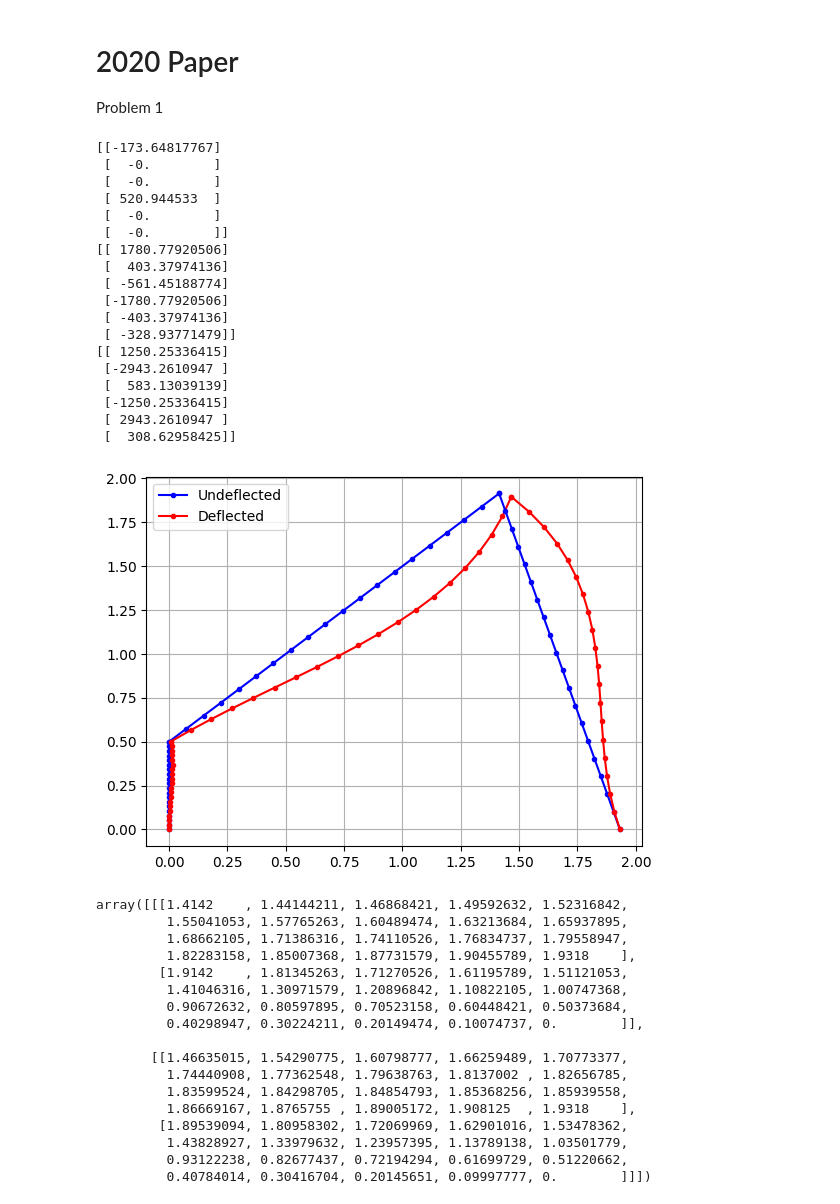
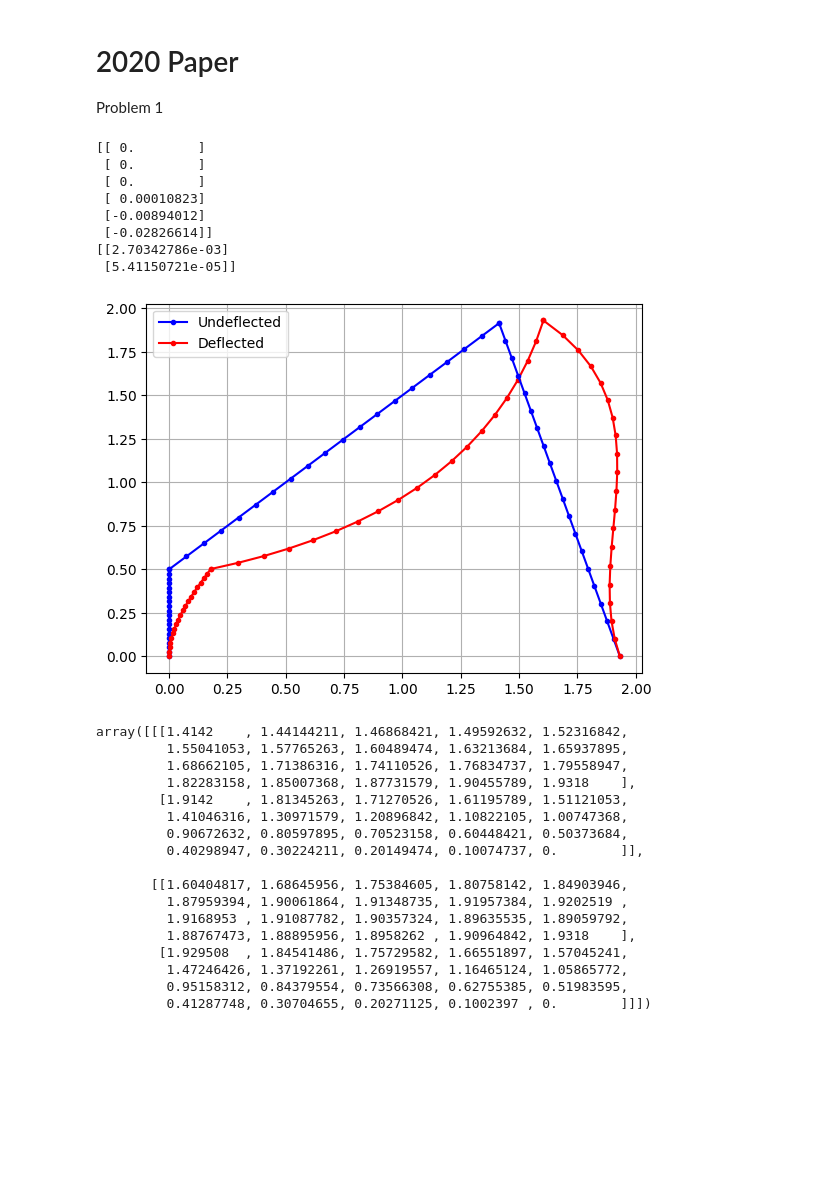
Before and after one commit to danielmcnz/FEA-Tools, a Jupyter notebook: practise_questions.ipynb, the cells around one changed output. Saved outputs shown, nothing was run; the diff lists cells and outputs as text; code cells hidden in the pictures; blank space fills up the shorter version.

Commit message:
fixed bug in UDL,LVL,point load, fixed sign bug in point load

```diff
--- a/practise_questions.ipynb
+++ b/practise_questions.ipynb
@@ -196,9 +208,9 @@ angle_2 = 45
 angle_3 = -75
 
 A_1 = np.array([
-    [1, 0, 0, 0, 0, 0],
-    [0, 1, 0, 0, 0, 0],
-    [0, 0, 1, 0, 0, 0],
+    [0, 0, 0, 1, 0, 0],
+    [0, 0, 0, 0, 1, 0],
+    [0, 0, 0, 0, 0, 1],
     [0, 0, 0, 0, 0, 0],
     [0, 0, 0, 0, 0, 0],
     [0, 0, 0, 0, 0, 0]
@@ -223,57 +235,65 @@ A_3 = np.array([
 ])
 
 
 elements = [
     FrameElement(A_1, E, I, L_1, A, angle_1),
-    FrameElement(A_2, E, I, L_2, A, angle_2, point_load=(1.5, 10, -4e3)),
+    FrameElement(A_2, E, I, L_2, A, angle_2, point_load=(1.5, 10, 4e3, 1, -1)),
     FrameElement(A_3, E, I, L_3, A, angle_3)
 ]
 
 Q = np.array([
     [0],
     [0],
     [0],
     [0],
     [0],
     [0]
 ])
 
 structure = Structure(elements, Q)
 
 structure.solve()
 
-print(structure.elements[1].PL_f_axial)
+# print(structure.elements[1].PL_f_axial)
+# print(structure.elements[1].PL_f_shear)
 
-print(structure.elements[0].global_force)
-print(structure.elements[2].global_force)
+# print(structure.external_force_vector)
+
+# print(structure.q)
+
+# reaction forces
+# print(structure.elements[0].global_force)
+# print(structure.elements[2].global_force)
+
+# print(structure.elements[0].local_force)
+# print(structure.elements[0].strain)
+
+# print(structure.elements[2].local_force)
+# print(structure.elements[2].strain)
+
+print(structure.elements[0].element_deflections)
+
+displacement = structure.elements[0].calculate_deflections(structure.elements[0].L/2)
+print(displacement)
+
 
 nodes = np.array([
-    [[0, 0.5], [0, 0]],
+    [[0, 0], [0, 0.5]],
     [[0, 0.5], [1.4142, 1.4142+0.5]],
     [[1.4142, 1.4142+0.5], [1.4142+0.5176, 0]]
 ])
 
 structure.plot_structure(nodes, 20, 20)
 # %% [output]
-[[-173.64817767]
- [  -0.        ]
- [  -0.        ]
- [ 520.944533  ]
- [  -0.        ]
- [  -0.        ]]
-[[ 1780.77920506]
- [  403.37974136]
- [ -561.45188774]
- [-1780.77920506]
- [ -403.37974136]
- [ -328.93771479]]
-[[ 1250.25336415]
- [-2943.2610947 ]
- [  583.13039139]
- [-1250.25336415]
- [ 2943.2610947 ]
- [  308.62958425]]
+[[ 0.        ]
+ [ 0.        ]
+ [ 0.        ]
+ [ 0.00010823]
+ [-0.00894012]
+ [-0.02826614]]
+[[2.70342786e-03]
+ [5.41150721e-05]]
-[figure, old version]
+[figure, new version]
 array([[[1.4142    , 1.44144211, 1.46868421, 1.49592632, 1.52316842,
          1.55041053, 1.57765263, 1.60489474, 1.63213684, 1.65937895,
          1.68662105, 1.71386316, 1.74110526, 1.76834737, 1.79558947,
@@ -283,11 +303,11 @@ array([[[1.4142    , 1.44144211, 1.46868421, 1.49592632, 1.52316842,
          0.90672632, 0.80597895, 0.70523158, 0.60448421, 0.50373684,
          0.40298947, 0.30224211, 0.20149474, 0.10074737, 0.        ]],
 
-       [[1.46635015, 1.54290775, 1.60798777, 1.66259489, 1.70773377,
-         1.74440908, 1.77362548, 1.79638763, 1.8137002 , 1.82656785,
-         1.83599524, 1.84298705, 1.84854793, 1.85368256, 1.85939558,
-         1.86669167, 1.8765755 , 1.89005172, 1.908125  , 1.9318    ],
-        [1.89539094, 1.80958302, 1.72069969, 1.62901016, 1.53478362,
-         1.43828927, 1.33979632, 1.23957395, 1.13789138, 1.03501779,
-         0.93122238, 0.82677437, 0.72194294, 0.61699729, 0.51220662,
-         0.40784014, 0.30416704, 0.20145651, 0.09997777, 0.        ]]])
+       [[1.60404817, 1.68645956, 1.75384605, 1.80758142, 1.84903946,
+         1.87959394, 1.90061864, 1.91348735, 1.91957384, 1.9202519 ,
+         1.9168953 , 1.91087782, 1.90357324, 1.89635535, 1.89059792,
+         1.88767473, 1.88895956, 1.8958262 , 1.90964842, 1.9318    ],
+        [1.929508  , 1.84541486, 1.75729582, 1.66551897, 1.57045241,
+         1.47246426, 1.37192261, 1.26919557, 1.16465124, 1.05865772,
+         0.95158312, 0.84379554, 0.73566308, 0.62755385, 0.51983595,
+         0.41287748, 0.30704655, 0.20271125, 0.1002397 , 0.        ]]])
```
Also changed, not shown: parts of 4 cells of this notebook, 2 other files.
